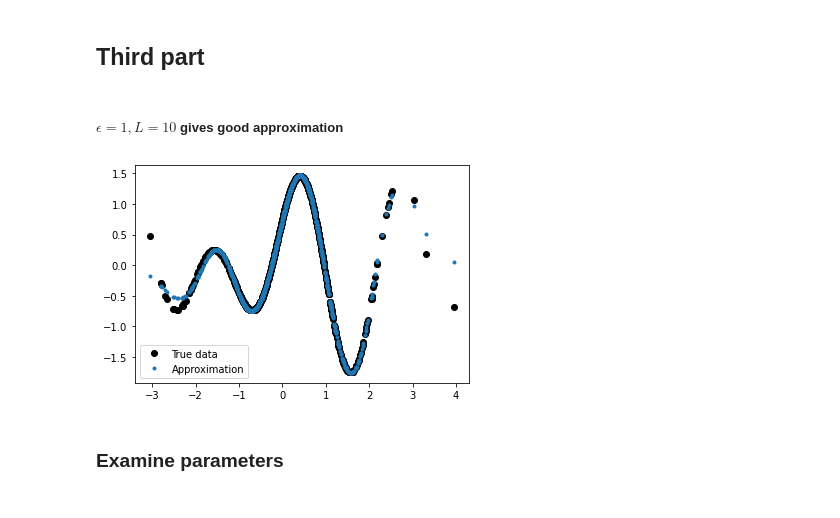
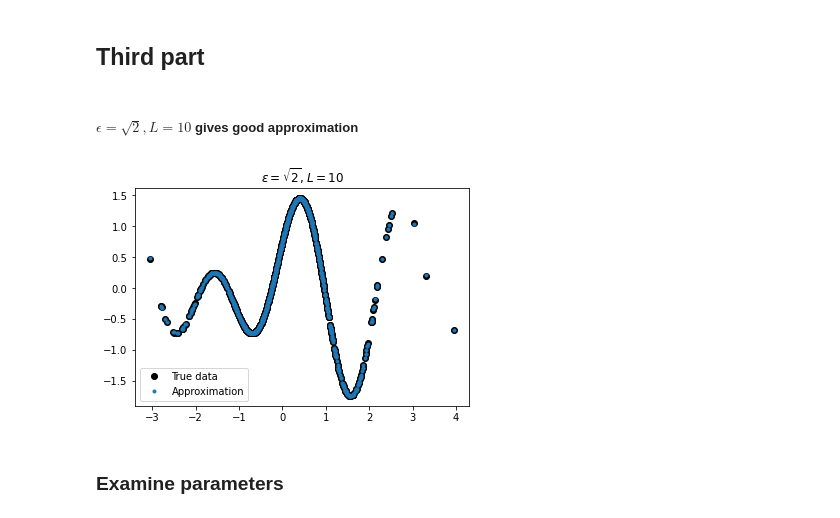
Before and after one commit to Linnore/MLCMS-Ex5-GroupK, a Jupyter notebook: task1.ipynb, the cells around one changed output. Saved outputs shown, nothing was run; the diff lists cells and outputs as text; code cells hidden in the pictures.

Commit message:
Task1_finished

```diff
--- a/task1.ipynb
+++ b/task1.ipynb
@@ -53,18 +52,20 @@ The estimated linear function is the blue line, which is $y = 0.0287x + 0.111$
 # %% [markdown]
 ## Third part
 # %% [markdown]
-##### $\epsilon=1, L=10$ gives good approximation
+##### $\epsilon=\sqrt{2}, L=10$ gives good approximation
+# %%
+B = np.loadtxt("data/nonlinear_function_data.txt")
+task1part3 = rbapx(B[:, 0], B[:, 1])
+task1part3.fit(L=10, e=2**0.5)
 # %%
-B = np.loadtxt("data/nonlinear_function_data.txt")
-phi, lst_results = lst_radial_basis(B[:,0], B[:,1], e=1, L=10)
-C=lst_results[0]
-
+yhat = task1part3.predict()
 plt.plot(B[:, 0], B[:, 1], "o", c="black", label="True data")
-plt.plot(B[:, 0], phi @ C, ".", label="Approximation")
+plt.plot(B[:, 0], yhat, ".", label="Approximation")
+plt.title(r"$\epsilon=\sqrt{2}, L=10$")
 plt.legend()
 plt.show()
 # %% [output]
-[figure, old version]
+[figure, new version]
 # %% [markdown]
 ### Examine parameters
 # %% [markdown]
```
Also changed, not shown: parts of 11 cells of this notebook, 3 other files.
